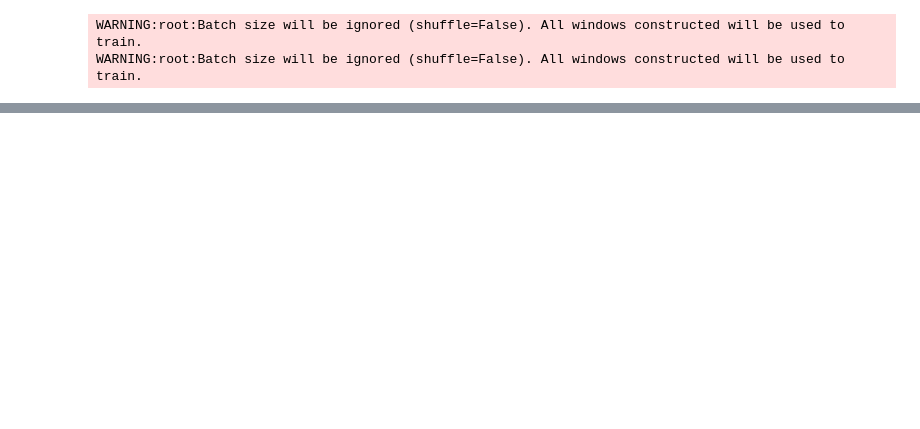
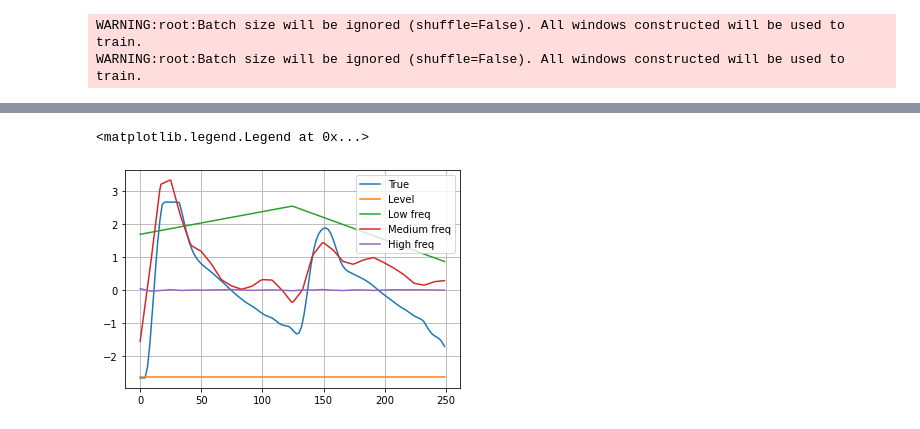
Before and after one commit to Nixtla/Nixtla, a Jupyter notebook: nbs/models_nbeats__nbeats.ipynb, the cells around one changed output, grey strips where cells are left out. Cells and saved outputs as stored; diff of their text form; code cells hidden in the pictures; blank space fills up the shorter version.

```diff
--- a/nbs/models_nbeats__nbeats.ipynb
+++ b/nbs/models_nbeats__nbeats.ipynb
@@ -849,3 +886,15 @@ y_hat_test.shape
+# %%
+plt.plot(y_true_test[patient, 0, 0, :], label='True')
+plt.plot(block_forecast[patient, 0, 0, 0,:], label='Level')
+plt.plot(block_forecast[patient, 0, 1, 0,:], label='Low freq')
+plt.plot(block_forecast[patient, 0, 2, 0,:], label='Medium freq')
+plt.plot(block_forecast[patient, 0, 3, 0,:], label='High freq')
+#plt.plot(block_forecast[patient, 0, 4, 0,:], label='High freq')
+plt.grid()
+plt.legend()
+# %% [output]
+<matplotlib.legend.Legend at 0x...>
+[figure, added]
 # %%
 fig, ax = plt.subplots(nrows=3, ncols=4, figsize = (15,10))
 for i in range(12):
```
Also changed, not shown: parts of 10 cells of this notebook, 6 other files.
